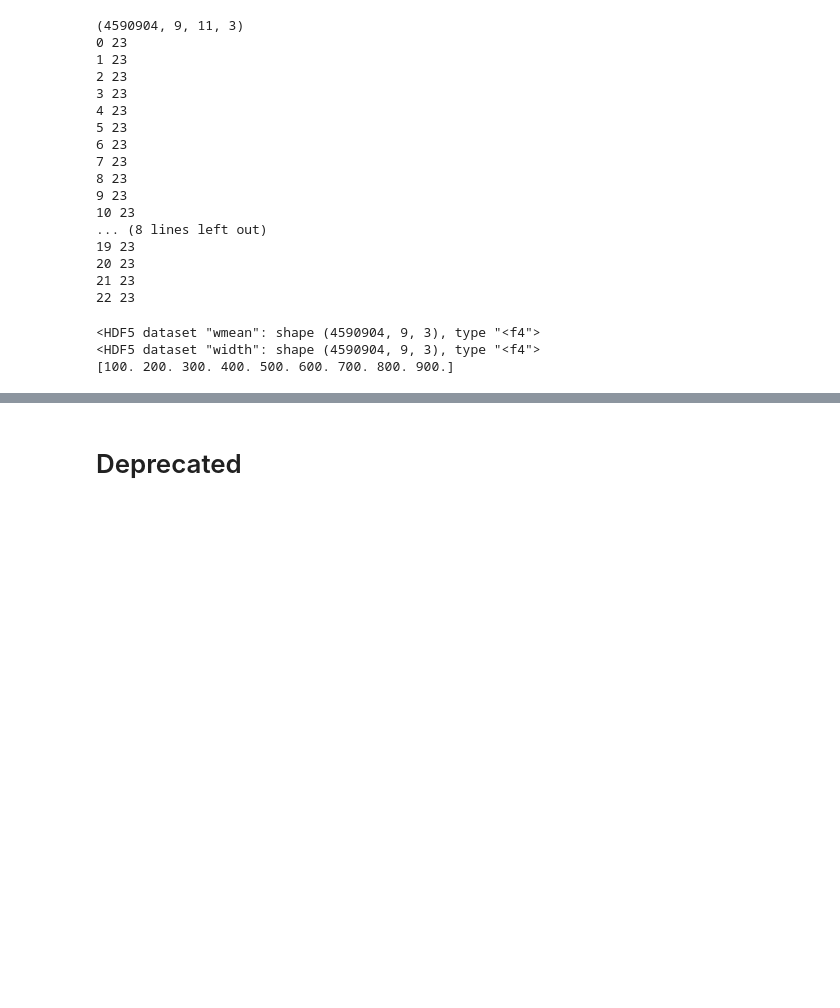
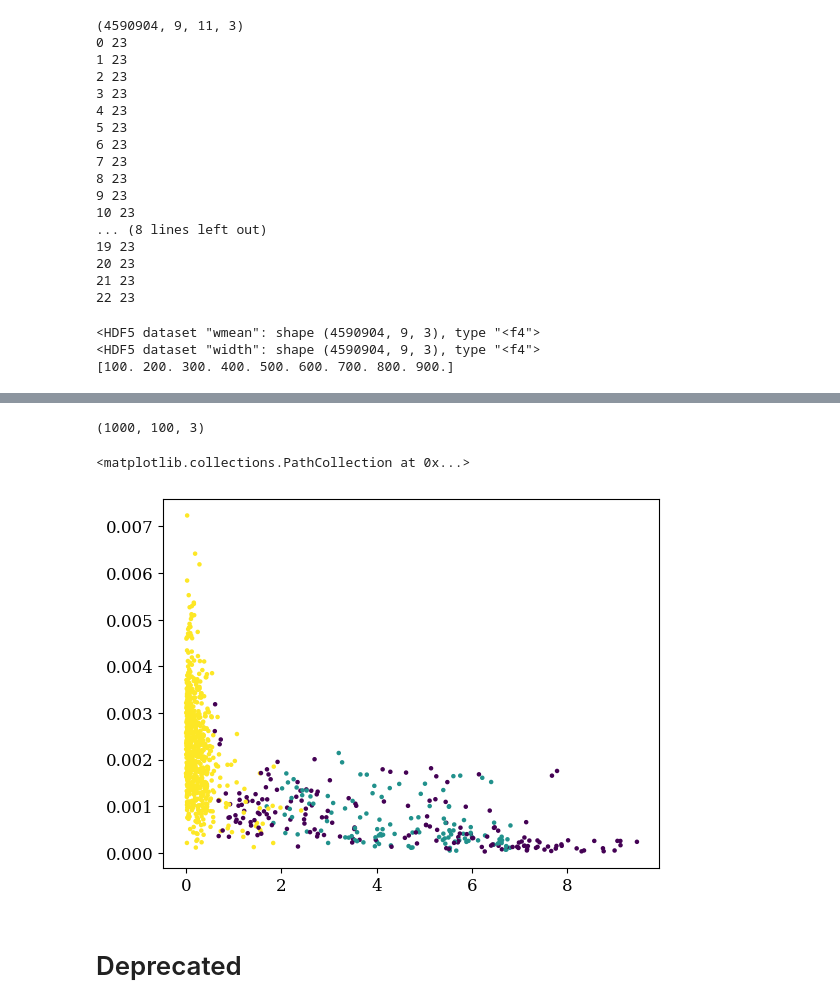
Before and after one commit to mmedeev/galaxy-simulation-analysis, a Jupyter notebook: src/08-frequency_analysis.ipynb, the cells around one changed output, grey strips where cells are left out. Saved outputs shown, nothing was run; the diff lists cells and outputs as text; code cells hidden in the pictures; blank space fills up the shorter version.

```diff
--- a/src/08-frequency_analysis.ipynb
+++ b/src/08-frequency_analysis.ipynb
@@ -293,3 +429,37 @@ plt.show()
+# %%
+r1, r2 = (3000000, 3001000)
+
+with h5py.File("../data/fft_results/isob10_freq_linear.h5") as f:
+    rmse_x = f['rmse'][r1:r2, 0]
+
+with h5py.File("../data/isob10_stars.h5") as f:
+    xyz = f['trajectories'][r1:r2, :, :]
+
+    labels = np.zeros(f['trajectories'].shape[0], dtype=np.int8)
+
+all_iords = np.loadtxt("../data/all_iords.csv")
+arm_iords = np.loadtxt("../data/arm_iords.csv")
+bar_iords = pd.read_csv(("../data/barbyiord.csv")).to_numpy()
+
+
+
+labels[np.isin(all_iords, arm_iords)] = 1
+labels[np.isin(all_iords, bar_iords)] = 2
+
+print(xyz.shape)
+
+final_r = np.sqrt(xyz[:, -1, 0]**2 + xyz[:, -1, 1]**2)
+
+fig, ax = plt.subplots()
+
+
+
+
+ax.scatter(final_r, rmse_x, s=5, c = labels[r1:r2])
+# %% [output]
+(1000, 100, 3)
+<matplotlib.collections.PathCollection at 0x...>
+[figure, added]
 # %% [markdown]
 # Deprecated
 # %%
```
Also changed, not shown: parts of 19 cells of this notebook, 2 other files.
